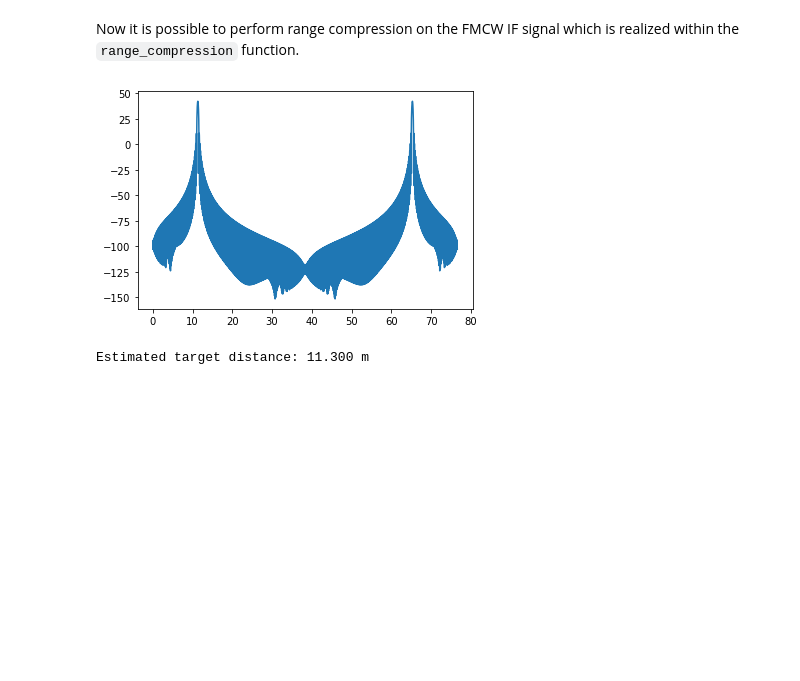
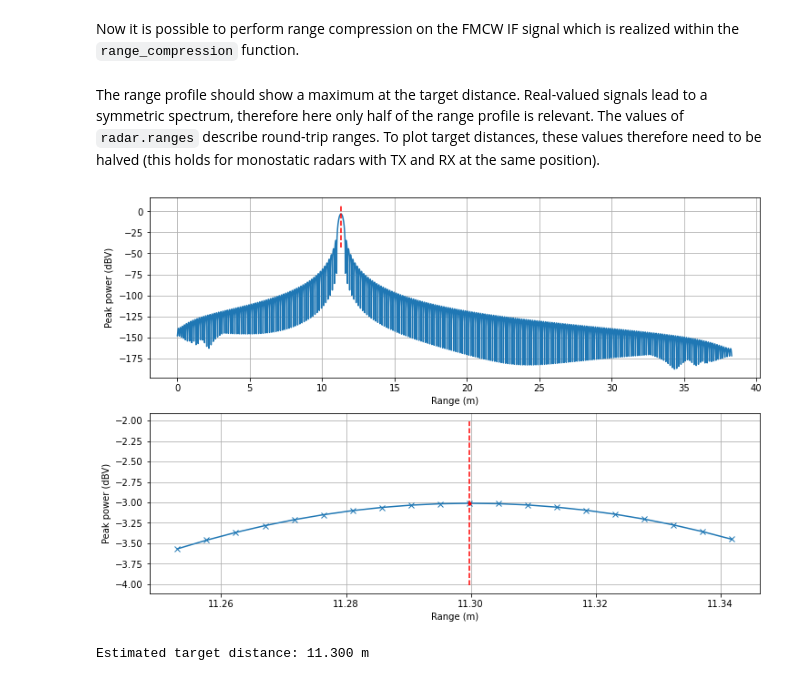
Before and after one commit to rf-eng/scikit-radar, a Jupyter notebook: docs/examples/single_static_target.ipynb, the cells around one changed output. Saved outputs shown, nothing was run; the diff lists cells and outputs as text; code cells hidden in the pictures; blank space fills up the shorter version.

````diff
--- a/docs/examples/single_static_target.ipynb
+++ b/docs/examples/single_static_target.ipynb
@@ -68,7 +76,31 @@ radar.range_compression(zp_fact=128)
-# %%
-plt.figure(2)
-plt.clf()
-plt.plot(radar.ranges/2, 20*np.log10(np.abs(radar.rp[0,0,0,:])));
-# %% [output]
-[figure, removed]
+# %% [markdown]
+The range profile should show a maximum at the target distance. Real-valued signals lead to a symmetric spectrum, therefore here only half of the range profile is relevant. The values of ```radar.ranges``` describe round-trip ranges. To plot target distances, these values therefore need to be halved (this holds for monostatic radars with TX and RX at the same position).
+# %%
+target_dists = radar.ranges/2  # halve values to account for round-trip ranges
+target_dists_plot = target_dists[:len(radar.ranges)//2]
+# sqrt(2) to convert to RMS power from sinusoidal peak value
+rp_plot = 1/(np.sqrt(2))*radar.rp[0, 0, 0, :len(radar.ranges)//2]
+peak_idx = np.argmax(np.abs(rp_plot))
+
+plt.figure(2, figsize=(12, 8))
+plt.clf()
+plt.subplot(2, 1, 1)
+plt.plot(target_dists_plot, 20*np.log10(np.abs(rp_plot)))
+plt.plot([target_dists_plot[peak_idx], target_dists_plot[peak_idx]], [
+         20*np.log10(np.abs(rp_plot[peak_idx]))-40, 20*np.log10(np.abs(rp_plot[peak_idx]))+10], '--r')
+plt.grid(True)
+plt.xlabel('Range (m)')
+plt.ylabel('Peak power (dBV)')
+plt.subplot(2, 1, 2)
+plt.plot(target_dists_plot[peak_idx-10:peak_idx+10], 20 *
+         np.log10(np.abs(rp_plot[peak_idx-10:peak_idx+10])), '-x')
+plt.plot(target_dists_plot[peak_idx], 20 *
+         np.log10(np.abs(rp_plot[peak_idx])), '.r')
+plt.plot([target_dists_plot[peak_idx], target_dists_plot[peak_idx]], [
+         20*np.log10(np.abs(rp_plot[peak_idx]))-1, 20*np.log10(np.abs(rp_plot[peak_idx]))+1], '--r')
+plt.grid(True)
+plt.xlabel('Range (m)')
+plt.ylabel('Peak power (dBV)')
+# %% [output]
+[figure, added]
 # %%
````
Also changed, not shown: parts of 5 cells of this notebook.
